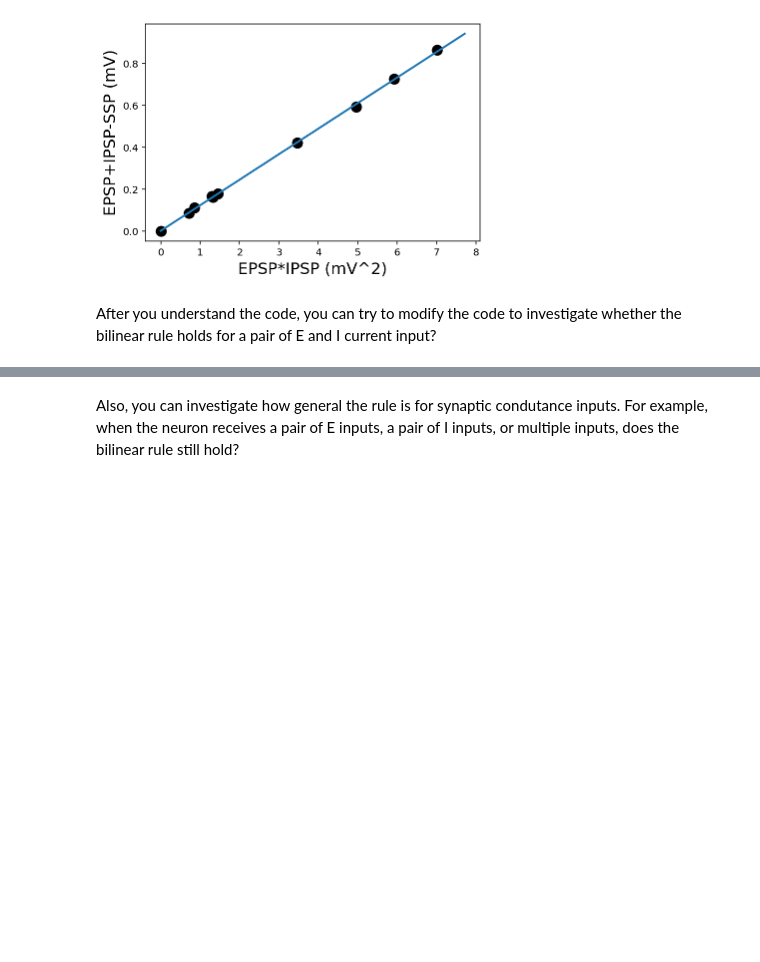
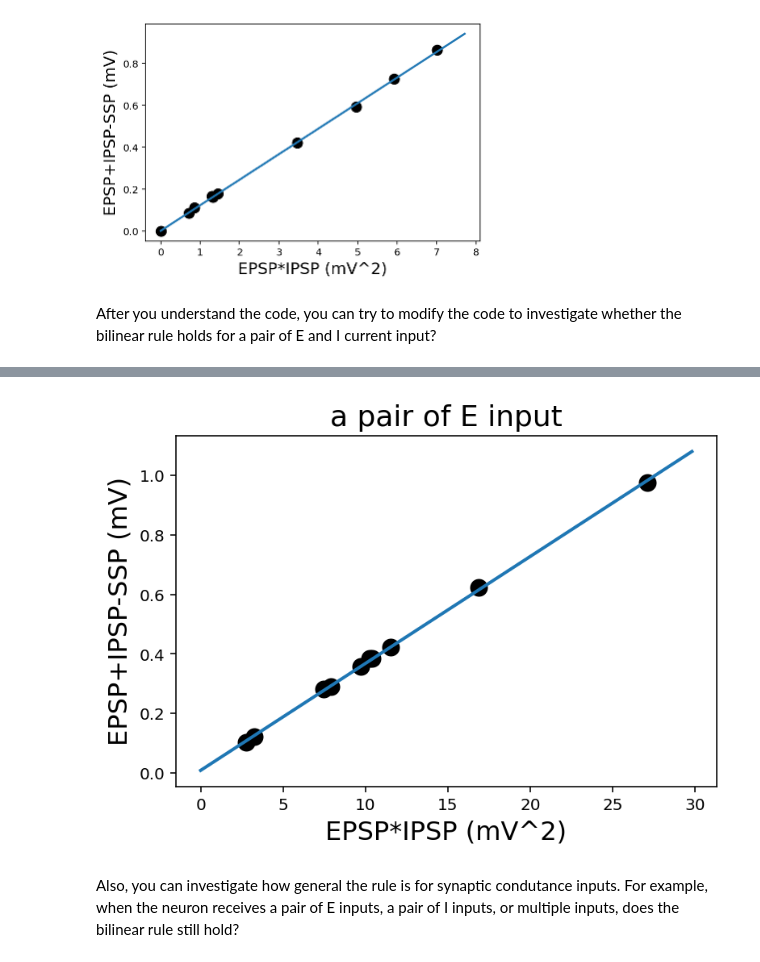
Before and after one commit to NeoNeuron/SJTU-11th-CNS-Winter-School, a Jupyter notebook: tutorial2/ans/Tutorial2_Neuronal_Dynamics_Part2-ans.ipynb, the cells around one changed output, grey strips where cells are left out. Drawn from its saved outputs; the diff is of its cells as text; code cells hidden in the pictures; blank space fills up the shorter version.

```diff
--- a/tutorial2/ans/Tutorial2_Neuronal_Dynamics_Part2-ans.ipynb
+++ b/tutorial2/ans/Tutorial2_Neuronal_Dynamics_Part2-ans.ipynb
@@ -607,3 +710,25 @@ After you understand the code, you can try to modify the code to investigate whe
+# %%
+# Summed response at time t=10 ms after the stimuli. (you can try different time point)
+t_sample = 10
+# !!! 需要在刺激后一段时间后出现bilinear,在刚开始上升截断并不是很明显
+
+VE1 = V[((np.arange(trial_n)*300+t_sample)*ms/defaultclock.dt).astype(int)]
+VE2 = V[((np.arange(trial_n)*300+100+t_sample)*ms/defaultclock.dt).astype(int)]
+VS = V[((np.arange(trial_n)*300+200+t_sample)*ms/defaultclock.dt).astype(int)]
+
+#plot the results
+x=(VE1-EL/mV)*(VE2-EL/mV)   #dimension of EL shall match V!
+y=VE1+VE2-VS-EL/mV
+
+plot(x, y,'ko',markersize=10)
+z=polyfit(x, y, 1)    # linear fitting
+xp = linspace(0,max(x)*1.1,100)
+plot(xp,xp*z[0]+z[1])
+plt.title('a pair of E input')
+plt.xlabel('EPSP*IPSP (mV^2)')
+plt.ylabel('EPSP+IPSP-SSP (mV)');
+# %% [output]
+[figure, added]
 # %% [markdown]
 Also, you can investigate how general the rule is for synaptic condutance inputs. For example, when the neuron receives a pair of E inputs, a pair of I inputs, or multiple inputs, does the bilinear rule still hold?
 # %%
```
Also changed, not shown: parts of 19 cells of this notebook, 3 other files.
